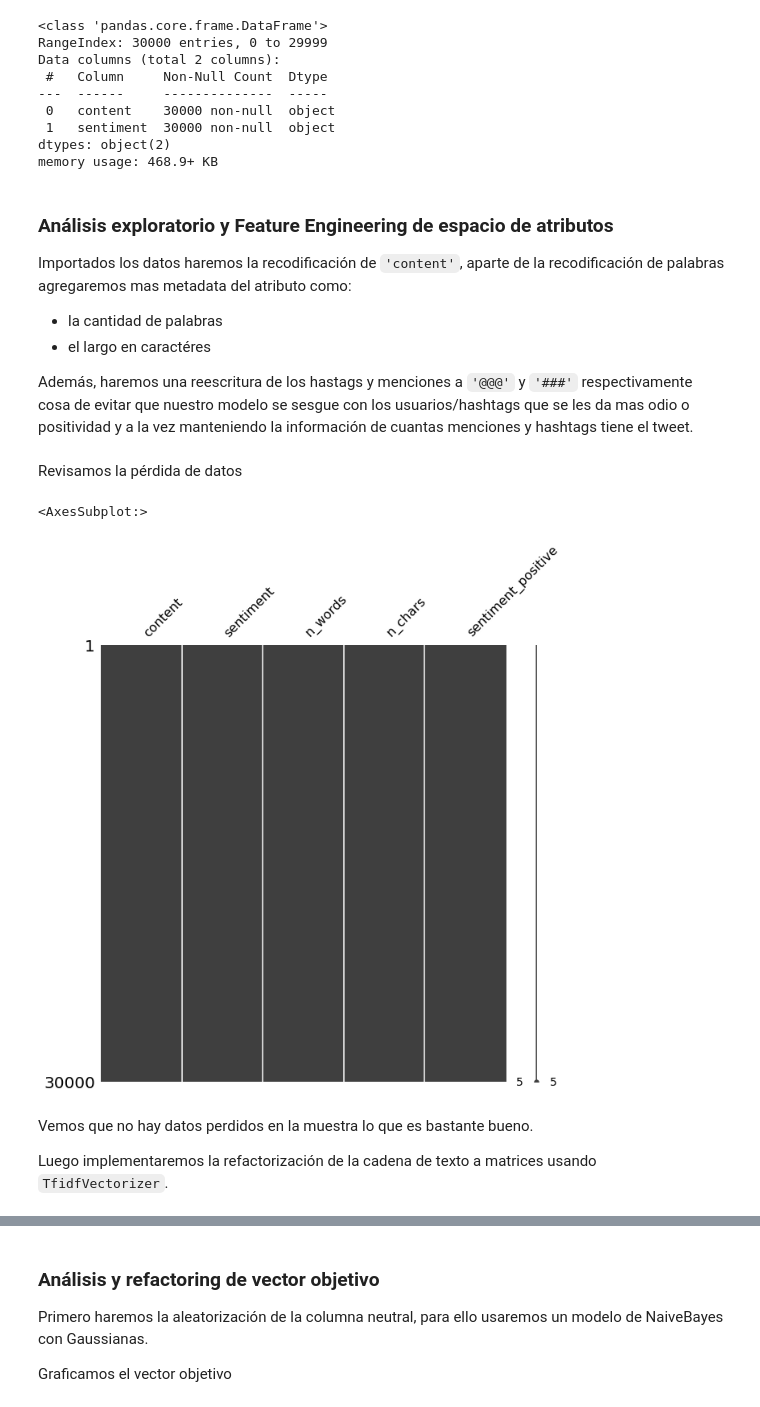
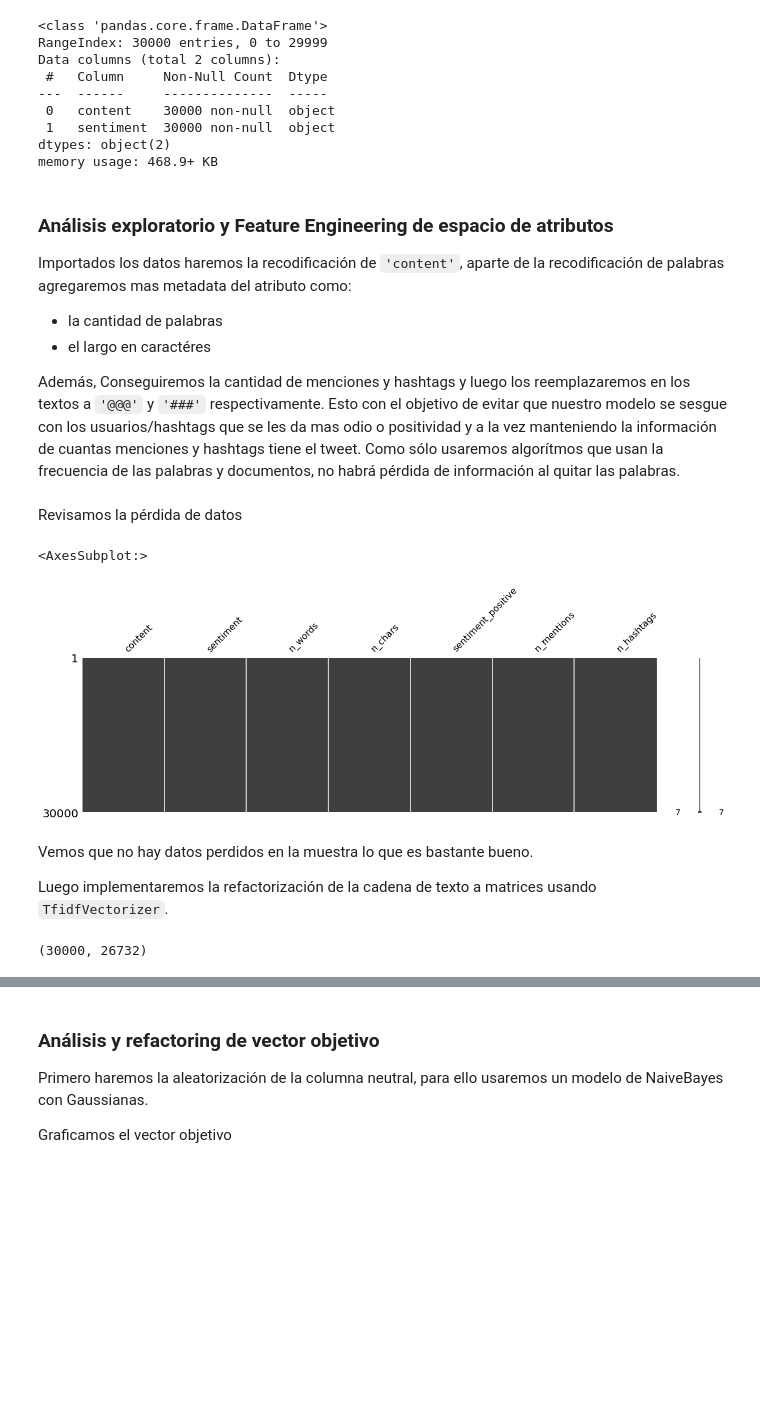
Before and after one commit to Japsz/DesafioLatam, a Jupyter notebook: Unidad 3 - Machine Learning/Prueba/Sentimiento de Twitter/hito1.ipynb, the cells around one changed output, grey strips where cells are left out. Cells and saved outputs as stored; diff of their text form; code cells hidden in the pictures; blank space fills up the shorter version.

```diff
--- a/Unidad 3 - Machine Learning/Prueba/Sentimiento de Twitter/hito1.ipynb
+++ b/Unidad 3 - Machine Learning/Prueba/Sentimiento de Twitter/hito1.ipynb
@@ -156,7 +157,7 @@ Importados los datos haremos la recodificación de `'content'`, aparte de la rec
 - la cantidad de palabras
 - el largo en caractéres
 
-Además, haremos una reescritura de los hastags y menciones a `'@@@'` y `'###'` respectivamente cosa de evitar que nuestro modelo se sesgue con los usuarios/hashtags que se les da mas odio o positividad y a la vez manteniendo la información de cuantas menciones y hashtags tiene el tweet.
+Además, Conseguiremos la cantidad de menciones y hashtags y luego los reemplazaremos en los textos a `'@@@'` y `'###'` respectivamente. Esto con el objetivo de evitar que nuestro modelo se sesgue con los usuarios/hashtags que se les da mas odio o positividad y a la vez manteniendo la información de cuantas menciones y hashtags tiene el tweet. Como sólo usaremos algorítmos que usan la frecuencia de las palabras y documentos, no habrá pérdida de información al quitar las palabras.
 # %%
 # Agregamos las columnas
 df['n_words'] = df['content'].apply(lambda x: len(x.split()))
@@ -164,17 +165,28 @@ df['n_chars'] = df['content'].apply(lambda x: len(x))
 # Empezamos la refactorización del vector objetivo
 df['sentiment_positive'] = df['sentiment'].apply(lambda x: 1 if x in sentimientosPositivos else 0 if x in sentimientosNegativos else -1)
 # %%
+# Conseguir la cantidad de menciones y hashtags
+df['n_mentions'] = df['content'].apply(lambda x: len(re.findall(r'@\w+', x)))
+df['n_hashtags'] = df['content'].apply(lambda x: len(re.findall(r'#\w+', x)))
 # Reemplazar las menciones y hashtags por una palabra
-df['content'] = df['content'].apply(lambda x: re.sub(r'@\w+', '@arroba', x))
-df['content'] = df['content'].apply(lambda x: re.sub(r'#\w+', '#hashtag', x))
+df['content'] = df['content'].apply(lambda x: re.sub(r'@\w+', '@@@', x))
+df['content'] = df['content'].apply(lambda x: re.sub(r'#\w+', '###', x))
 # %% [markdown]
 Revisamos la pérdida de datos
 # %%
-msno.matrix(df, figsize=(10, 10))
+msno.matrix(df, figsize=(20, 5))
 # %% [output]
 <AxesSubplot:>
-[figure, old version]
+[figure, new version]
 # %% [markdown]
 Vemos que no hay datos perdidos en la muestra lo que es bastante bueno.
 
 Luego implementaremos la refactorización de la cadena de texto a matrices usando `TfidfVectorizer`.
+# %%
+# Vemos el total de palabras de los tweets
+words_vectorizer = CountVectorizer(stop_words=nltk.corpus.stopwords.words('english'))
+words_vectorizer.fit(df['content'])
+wordsMatrixDf = pd.DataFrame(words_vectorizer.transform(df['content']).toarray(), columns=words_vectorizer.get_feature_names())
+wordsMatrixDf.shape
+# %% [output]
+(30000, 26732)
```
Also changed, not shown: parts of 43 cells of this notebook, 1 other file.
